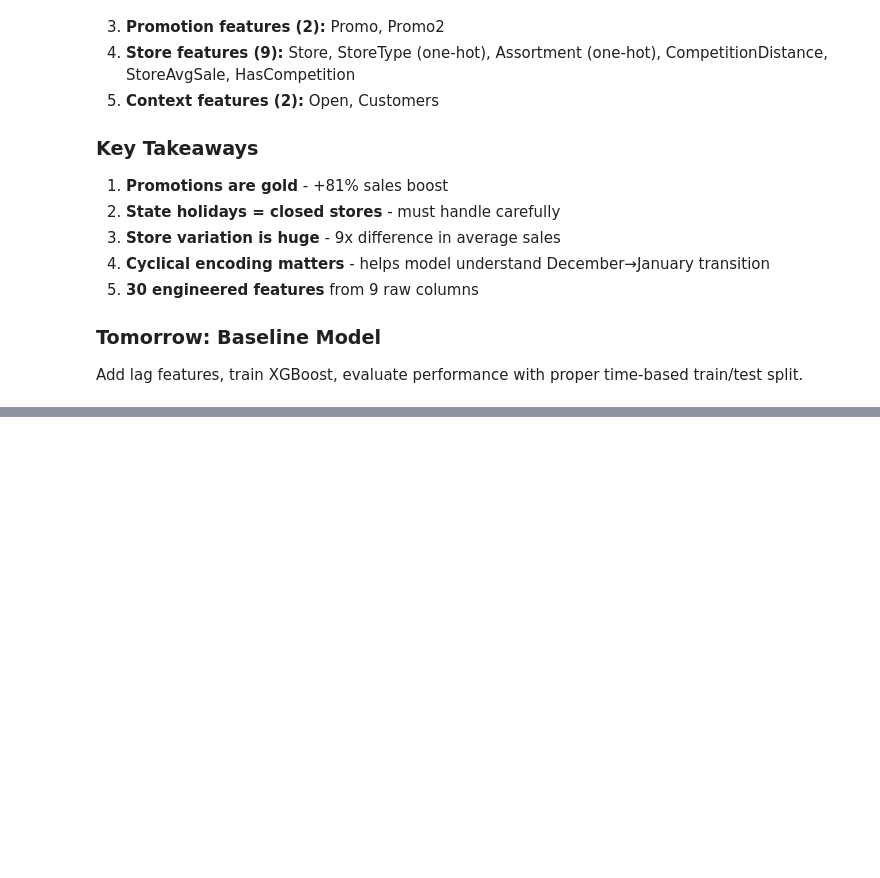
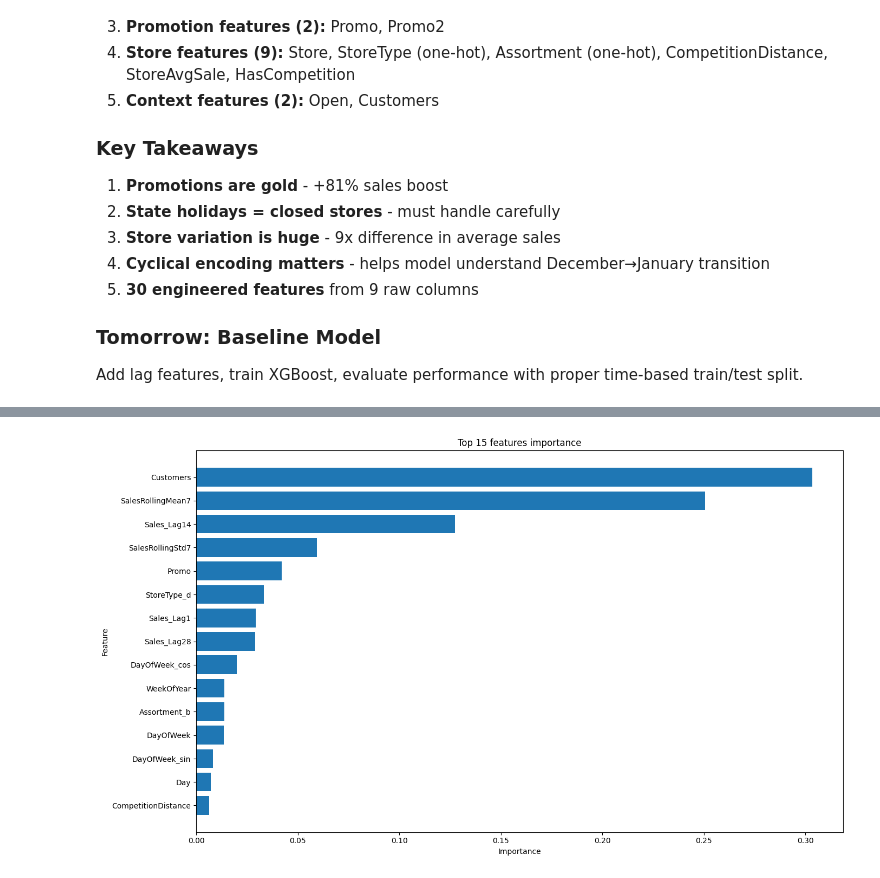
Before and after one commit to Dereger325/sales-forecasting, a Jupyter notebook: sales_forecasting.ipynb, the cells around one changed output, grey strips where cells are left out. Saved outputs shown, nothing was run; the diff lists cells and outputs as text; code cells hidden in the pictures; blank space fills up the shorter version.

```diff
--- a/sales_forecasting.ipynb
+++ b/sales_forecasting.ipynb
@@ -816,3 +816,11 @@ first few rows
 
 ### Tomorrow: Baseline Model
 Add lag features, train XGBoost, evaluate performance with proper time-based train/test split.
+# %%
+train_full = train_full.sort_values(['Store','Date']).reset_index(drop = True)
+lag_features = []
+for lag in [1,7,14,21,28]:
+    col_name = f'Sales_Lag{lag}'
+    train_full[col_name] = train_full.groupby('Store')['Sales'].shift(lag)
+    lag_features.append(col_name)
+    print(f'Created {col_name}')
@@ -818,0 +1057,9 @@ Add lag features, train XGBoost, evaluate performance with proper time-based tra
+# %%
+importance = model.feature_importances_
+feature_importance_df = pd.DataFrame({
+    'Feature' : X_train.columns,
+    'Importance' : importance
+}).sort_values('Importance',ascending = False)
+
+print('20 most important features')
+print(feature_importance_df.head(20))
@@ -818,0 +1084,14 @@ Add lag features, train XGBoost, evaluate performance with proper time-based tra
+# %%
+fig,ax = plt.subplots(figsize = (14,8))
+top_features = feature_importance_df.head(15)
+ax.barh(range(len(top_features)),top_features['Importance'])
+ax.set_yticks(range(len(top_features)))
+ax.set_yticklabels(top_features['Feature'])
+ax.set_xlabel('Importance')
+ax.set_ylabel('Feature')
+ax.set_title('Top 15 features importance')
+ax.invert_yaxis()
+plt.tight_layout()
+plt.show()
+# %% [output]
+[figure, added]
```
Also changed, not shown: parts of 13 cells of this notebook.
